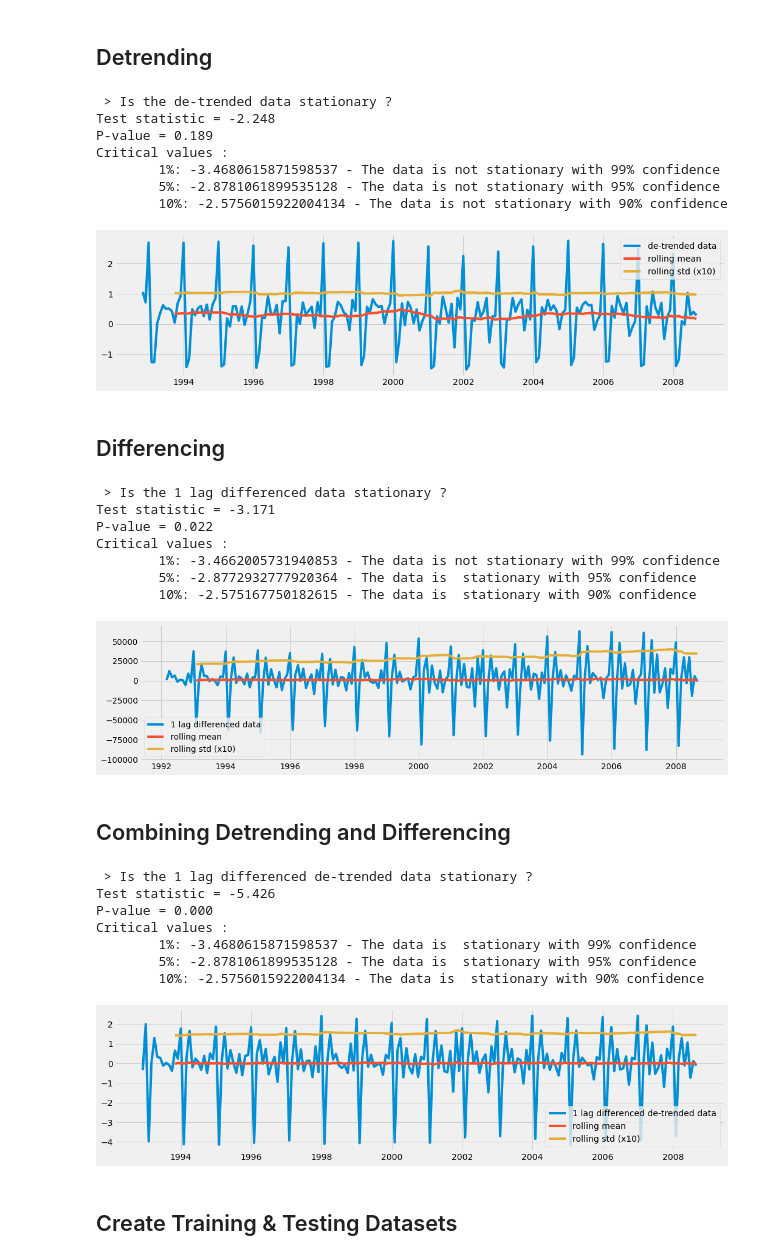
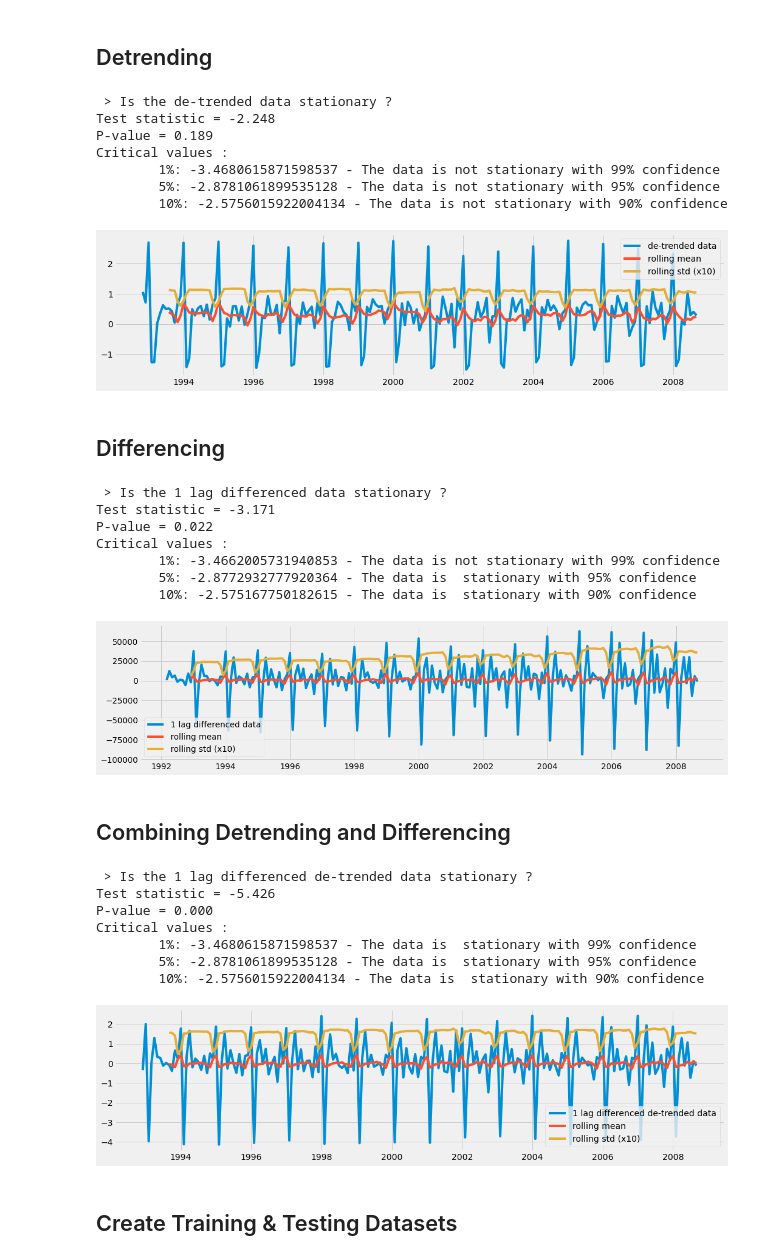
Before and after one commit to bateikoEd/time-series-analysis, a Jupyter notebook: lab4/First_series.ipynb, the cells around one changed output. Saved outputs shown, nothing was run; the diff lists cells and outputs as text; code cells hidden in the pictures.

Commit message:
has done the second series

```diff
--- a/lab4/Train_cp.ipynb
+++ b/lab4/First_series.ipynb
@@ -23,17 +23,19 @@ import warnings
 from sklearn.linear_model import LinearRegression
 from sklearn.metrics import mean_squared_error
 import seaborn as sns
+import matplotlib.pyplot as plt
 
 warnings.filterwarnings('ignore')
 %matplotlib inline
 plt.style.use('fivethirtyeight')
 
 lags=60
+precent_train_set = 0.8
+rolling_value = 10
 # %%
 file1 = open('ATS_Lab_04_new/data/RSAFSNA.txt')
 file_text_1 = file1.read()
 y = np.array([float(x) for x in file_text_1.split()])
 # %%
 date = np.array('1992-02', dtype=np.datetime64)
-date = date + np.arange(200)
-date
+date = date + np.arange(len(y))
@@ -93,8 +76,8 @@ seasonal_decompose(df_y)
 def test_stationarity(timeseries, title):
 
     #Determing rolling statistics
-    rolmean = pd.Series(timeseries).rolling(window=12).mean()
-    rolstd = pd.Series(timeseries).rolling(window=12).std()
+    rolmean = pd.Series(timeseries).rolling(window=rolling_value).mean()
+    rolstd = pd.Series(timeseries).rolling(window=rolling_value).std()
 
     fig, ax = plt.subplots(figsize=(16, 4))
     ax.plot(timeseries, label= title)
@@ -134,19 +117,19 @@ Critical values :
 ## Detrending
 # %%
 # Detrending
-y_detrend =  (y - y.rolling(window=10).mean())/y.rolling(window=10).std()
+y_detrend =  (y - y.rolling(window=rolling_value).mean())/y.rolling(window=rolling_value).std()
 
 test_stationarity(y_detrend.Value,'de-trended data')
 ADF_test(y_detrend,'de-trended data')
 # %% [output]
  > Is the de-trended data stationary ?
 Test statistic = -2.248
 P-value = 0.189
 Critical values :
         1%: -3.4680615871598537 - The data is not stationary with 99% confidence
         5%: -2.8781061899535128 - The data is not stationary with 95% confidence
         10%: -2.5756015922004134 - The data is not stationary with 90% confidence
-[figure, old version]
+[figure, new version]
 # %% [markdown]
 ## Differencing
 # %%
@@ -164,7 +147,7 @@ Critical values :
         1%: -3.4662005731940853 - The data is not stationary with 99% confidence
         5%: -2.8772932777920364 - The data is  stationary with 95% confidence
         10%: -2.575167750182615 - The data is  stationary with 90% confidence
-[figure, old version]
+[figure, new version]
 # %% [markdown]
 ## Combining Detrending and Differencing
 # %%
@@ -180,6 +163,6 @@ Critical values :
         1%: -3.4680615871598537 - The data is  stationary with 99% confidence
         5%: -2.8781061899535128 - The data is  stationary with 95% confidence
         10%: -2.5756015922004134 - The data is  stationary with 90% confidence
-[figure, old version]
+[figure, new version]
 # %% [markdown]
 ## Create Training & Testing Datasets
```
Also changed, not shown: parts of 20 cells of this notebook, 1 other file.
